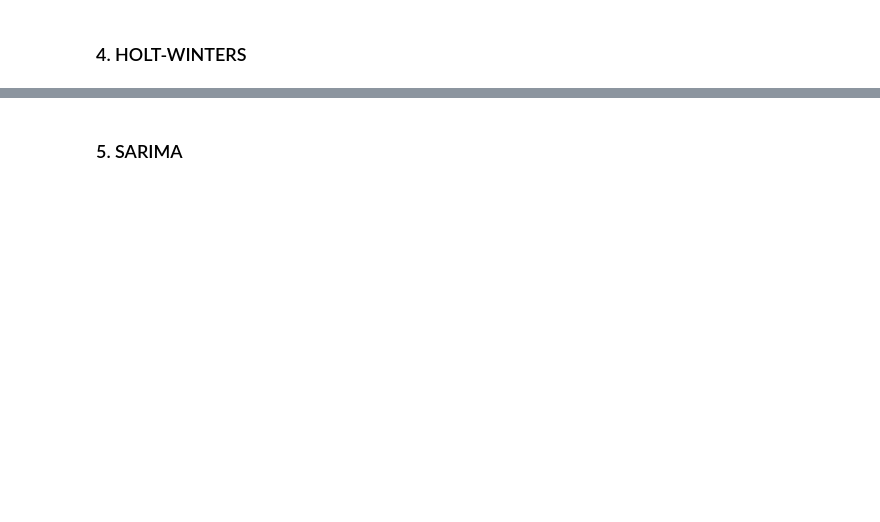
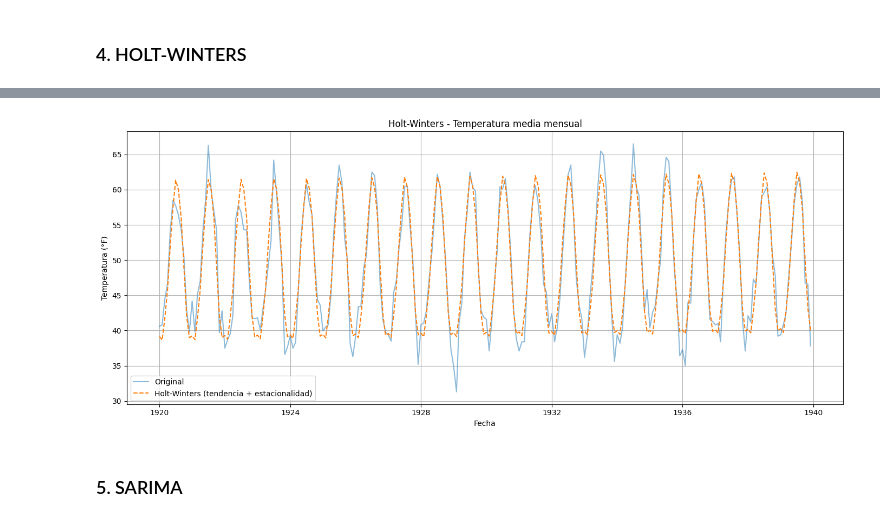
Before and after one commit to SRV-JSPA/lab1-ST, a Jupyter notebook: monthly-mean-temp.ipynb, the cells around one changed output, grey strips where cells are left out. Drawn from its saved outputs; the diff is of its cells as text; code cells hidden in the pictures; blank space fills up the shorter version.

```diff
--- a/monthly-mean-temp.ipynb
+++ b/monthly-mean-temp.ipynb
@@ -88,2 +125,20 @@ plt.show()
+# %%
+from statsmodels.tsa.holtwinters import ExponentialSmoothing
+
+model_hw = ExponentialSmoothing(df['Temperature'], trend='add', seasonal='add', seasonal_periods=12).fit()
+df['HoltWinters'] = model_hw.fittedvalues
+
+plt.figure(figsize=(14, 6))
+plt.plot(df.index, df['Temperature'], label='Original', alpha=0.5)
+plt.plot(df.index, df['HoltWinters'], label='Holt-Winters (tendencia + estacionalidad)', linestyle='--')
+plt.title("Holt-Winters - Temperatura media mensual")
+plt.xlabel("Fecha")
+plt.ylabel("Temperatura (°F)")
+plt.legend()
+plt.grid(True)
+plt.tight_layout()
+plt.show()
+# %% [output]
+[figure, added]
 # %% [markdown]
 ### 5. SARIMA
```
Also changed, not shown: parts of 5 cells of this notebook.
